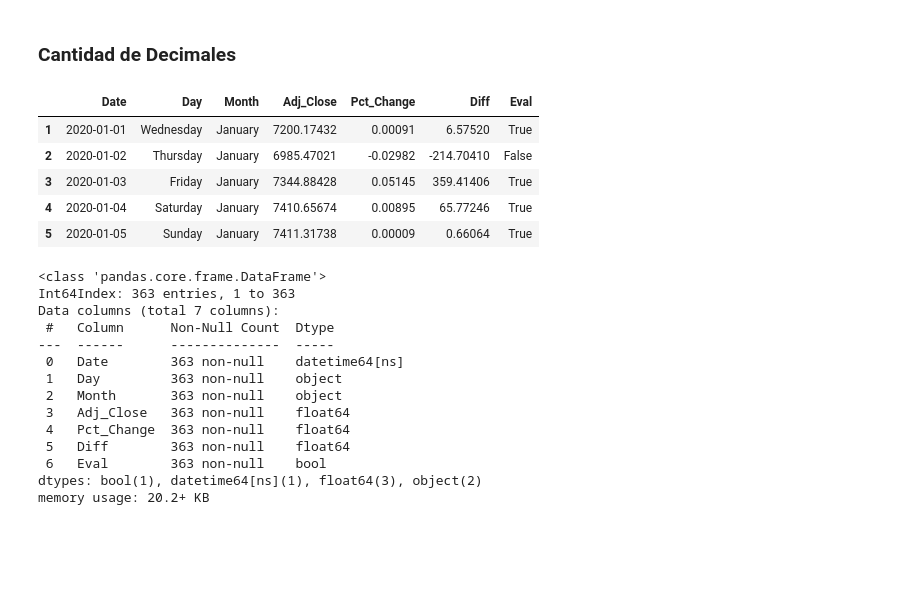
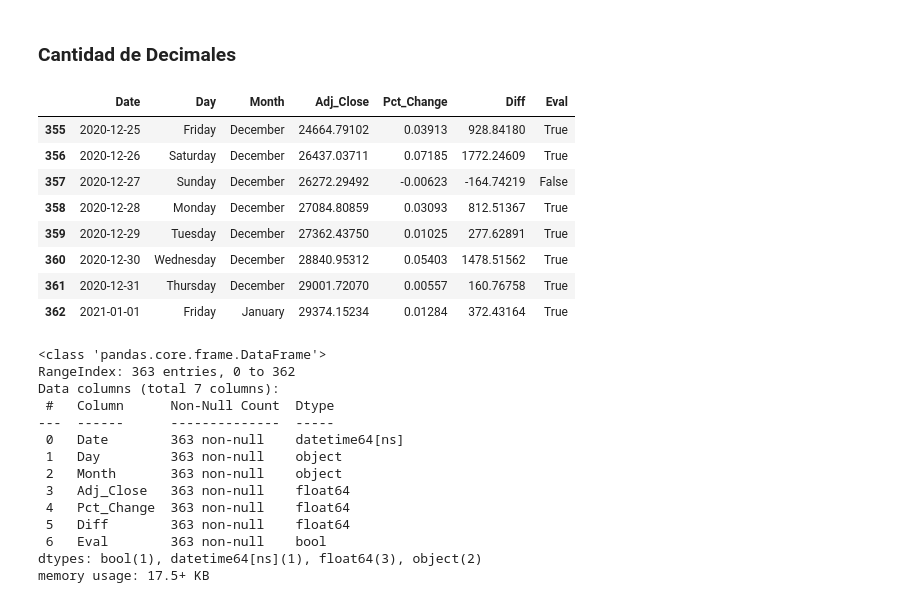
Before and after one commit to cristiandarioortegayubro/BA, a Jupyter notebook: BA_Pandas_01.ipynb, the cells around one changed output. Saved outputs shown, nothing was run; the diff lists cells and outputs as text; code cells hidden in the pictures; blank space fills up the shorter version.

```diff
--- a/BA_Pandas_01.ipynb
+++ b/BA_Pandas_01.ipynb
@@ -14,6 +13,2 @@ import pandas_datareader as data
 # %% [markdown]
 ## Extracción de Datos - Creación del DataFrame
-# %%
-BTC = data.DataReader("BTC-USD", start="2019-12-31", end="2020-12-31", data_source="yahoo")
-df = pd.DataFrame(BTC)
-df.head()
@@ -201,3 +219,6 @@ df.head()
 | 3 | 2020-01-03 | Friday | January | 7413.715332 | 6914.996094 | 6984.428711 | 7344.884277 | 2.811148e+10 | 7344.884277 | 0.051452 | ... |
 | 4 | 2020-01-04 | Saturday | January | 7427.385742 | 7309.514160 | 7345.375488 | 7410.656738 | 1.844427e+10 | 7410.656738 | 0.008955 | ... |
 | 5 | 2020-01-05 | Sunday | January | 7544.497070 | 7400.535645 | 7410.451660 | 7411.317383 | 1.972507e+10 | 7411.317383 | 0.000089 | ... |
+# %%
+df.reset_index(drop=True, inplace=True)
+df.head()
@@ -226,19 +254,22 @@ También se puede observar que la columna Eval continúa con sus valores porque
 ### Cantidad de Decimales
 # %%
 pd.options.display.precision = 5
-df.head()
+df.tail(8)
 # %% [output]
 |  | Date | Day | Month | Adj_Close | Pct_Change | Diff | Eval |
-| 1 | 2020-01-01 | Wednesday | January | 7200.17432 | 0.00091 | 6.57520 | True |
-| 2 | 2020-01-02 | Thursday | January | 6985.47021 | -0.02982 | -214.70410 | False |
-| 3 | 2020-01-03 | Friday | January | 7344.88428 | 0.05145 | 359.41406 | True |
-| 4 | 2020-01-04 | Saturday | January | 7410.65674 | 0.00895 | 65.77246 | True |
-| 5 | 2020-01-05 | Sunday | January | 7411.31738 | 0.00009 | 0.66064 | True |
+| 355 | 2020-12-25 | Friday | December | 24664.79102 | 0.03913 | 928.84180 | True |
+| 356 | 2020-12-26 | Saturday | December | 26437.03711 | 0.07185 | 1772.24609 | True |
+| 357 | 2020-12-27 | Sunday | December | 26272.29492 | -0.00623 | -164.74219 | False |
+| 358 | 2020-12-28 | Monday | December | 27084.80859 | 0.03093 | 812.51367 | True |
+| 359 | 2020-12-29 | Tuesday | December | 27362.43750 | 0.01025 | 277.62891 | True |
+| 360 | 2020-12-30 | Wednesday | December | 28840.95312 | 0.05403 | 1478.51562 | True |
+| 361 | 2020-12-31 | Thursday | December | 29001.72070 | 0.00557 | 160.76758 | True |
+| 362 | 2021-01-01 | Friday | January | 29374.15234 | 0.01284 | 372.43164 | True |
 # %%
 df.info()
 # %% [output]
 <class 'pandas.core.frame.DataFrame'>
-Int64Index: 363 entries, 1 to 363
+RangeIndex: 363 entries, 0 to 362
 Data columns (total 7 columns):
  #   Column      Non-Null Count  Dtype
 ---  ------      --------------  -----
@@ -250,4 +281,4 @@ Data columns (total 7 columns):
  5   Diff        363 non-null    float64
  6   Eval        363 non-null    bool
 dtypes: bool(1), datetime64[ns](1), float64(3), object(2)
-memory usage: 20.2+ KB
+memory usage: 17.5+ KB
```
Also changed, not shown: parts of 14 cells of this notebook.
